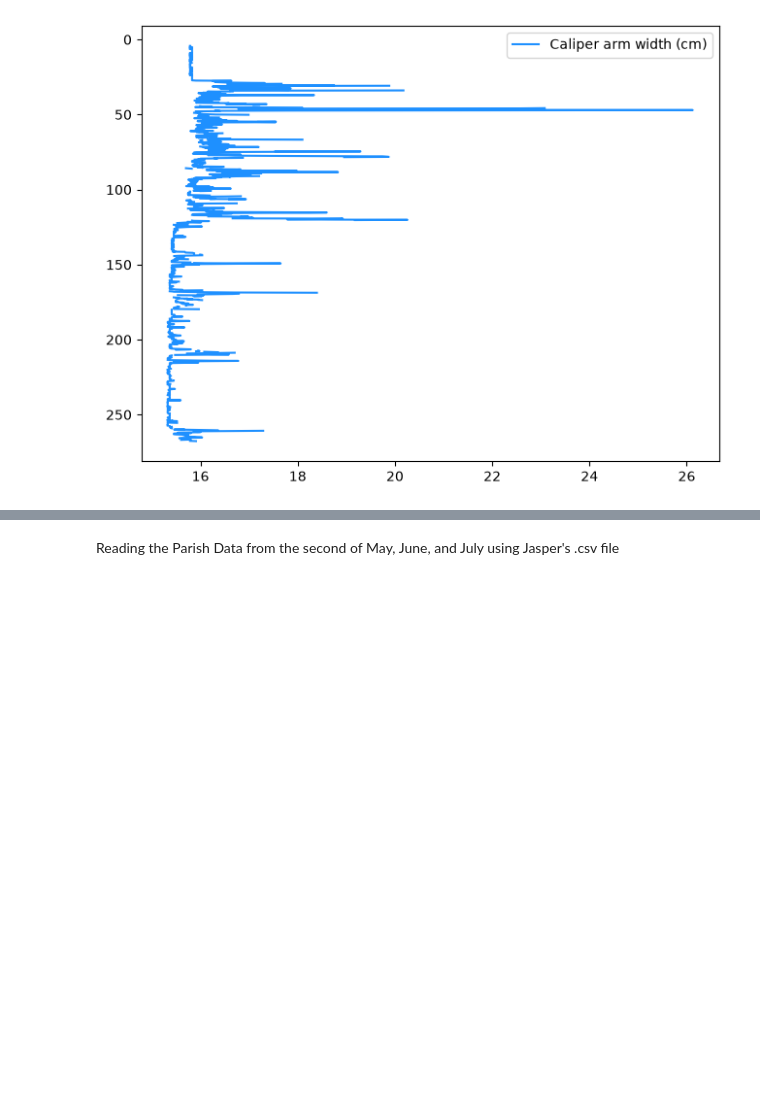
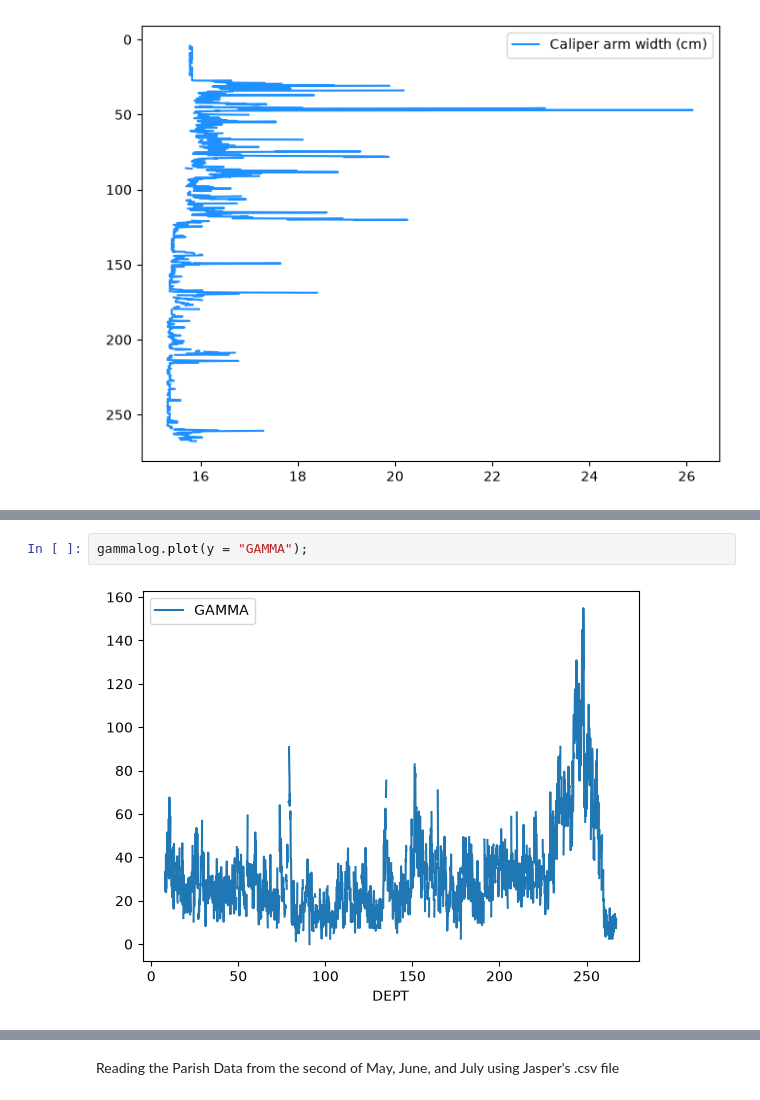
Before and after one commit to sauron-245/summer_26, a Jupyter notebook: summer 2026/ParCaliperLog.ipynb, the cells around one changed output, grey strips where cells are left out. Saved outputs shown, nothing was run; the diff lists cells and outputs as text; blank space fills up the shorter version.

```diff
--- a/summer 2026/ParCaliperLog.ipynb
+++ b/summer 2026/ParCaliperLog.ipynb
@@ -123,0 +218,4 @@ plt.show()
+# %%
+gammalog.plot(y = "GAMMA");
+# %% [output]
+[figure, added]
```
Also changed, not shown: parts of 17 cells of this notebook, 45 other files.
